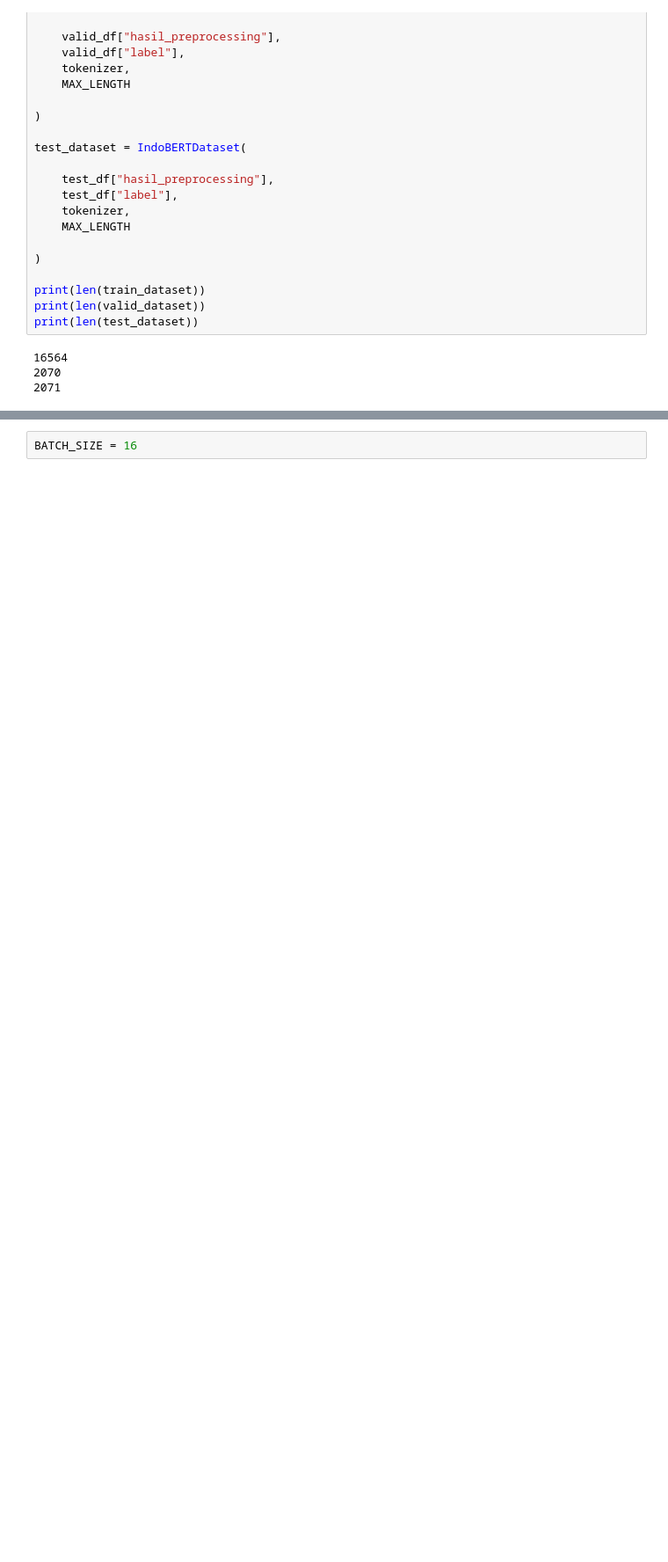
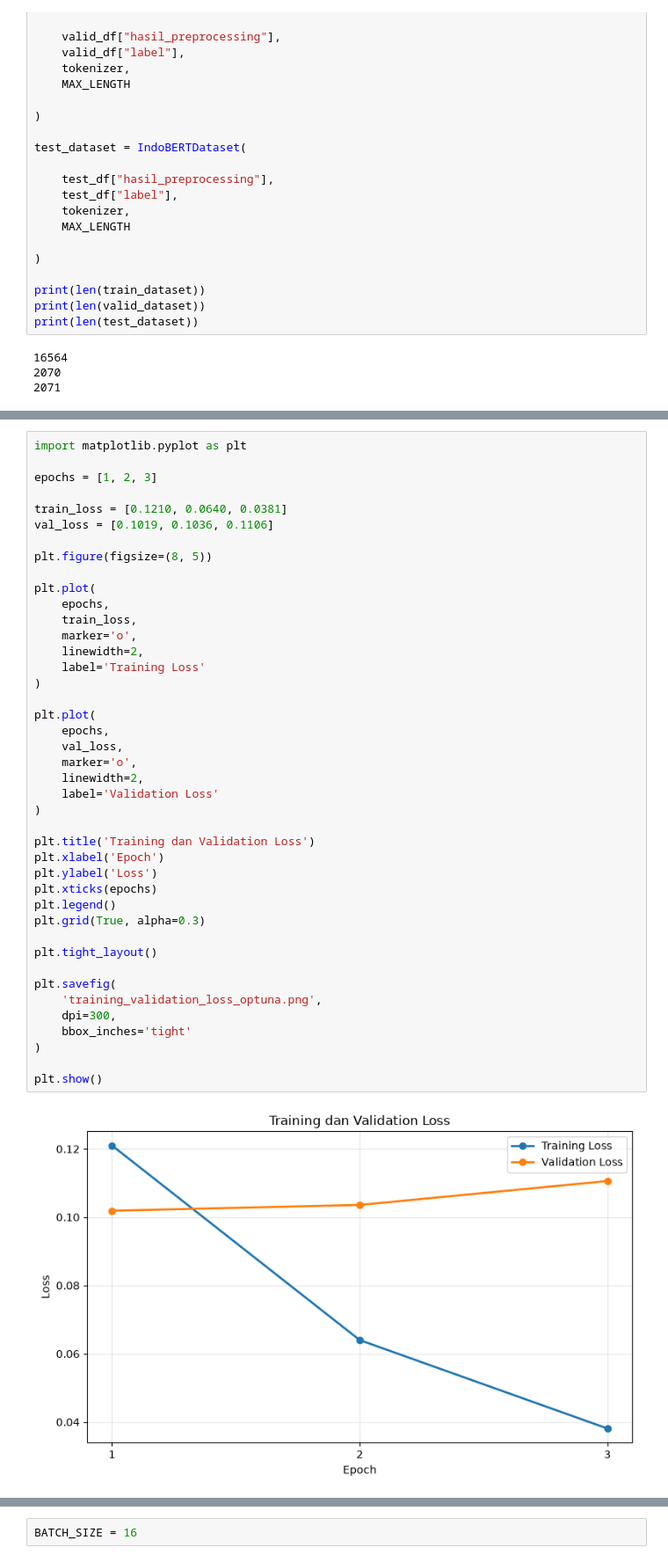
Before and after one commit to Ikryz7/skripsi-xai-judi-online, a Jupyter notebook: notebook/02_training.ipynb, the cells around one changed output, grey strips where cells are left out. Shown at 88% size. Saved outputs shown, nothing was run; the diff lists cells and outputs as text; blank space fills up the shorter version.

```diff
--- a/notebook/02_training.ipynb
+++ b/notebook/02_training.ipynb
@@ -291,0 +790,44 @@ print(len(test_dataset))
+# %%
+import matplotlib.pyplot as plt
+
+epochs = [1, 2, 3]
+
+train_loss = [0.1210, 0.0640, 0.0381]
+val_loss = [0.1019, 0.1036, 0.1106]
+
+plt.figure(figsize=(8, 5))
+
+plt.plot(
+    epochs,
+    train_loss,
+    marker='o',
+    linewidth=2,
+    label='Training Loss'
+)
+
+plt.plot(
+    epochs,
+    val_loss,
+    marker='o',
+    linewidth=2,
+    label='Validation Loss'
+)
+
+plt.title('Training dan Validation Loss')
+plt.xlabel('Epoch')
+plt.ylabel('Loss')
+plt.xticks(epochs)
+plt.legend()
+plt.grid(True, alpha=0.3)
+
+plt.tight_layout()
+
+plt.savefig(
+    'training_validation_loss_optuna.png',
+    dpi=300,
+    bbox_inches='tight'
+)
+
+plt.show()
+# %% [output]
+[figure, added]
```
Also changed, not shown: parts of 26 cells of this notebook, 14 other files.
